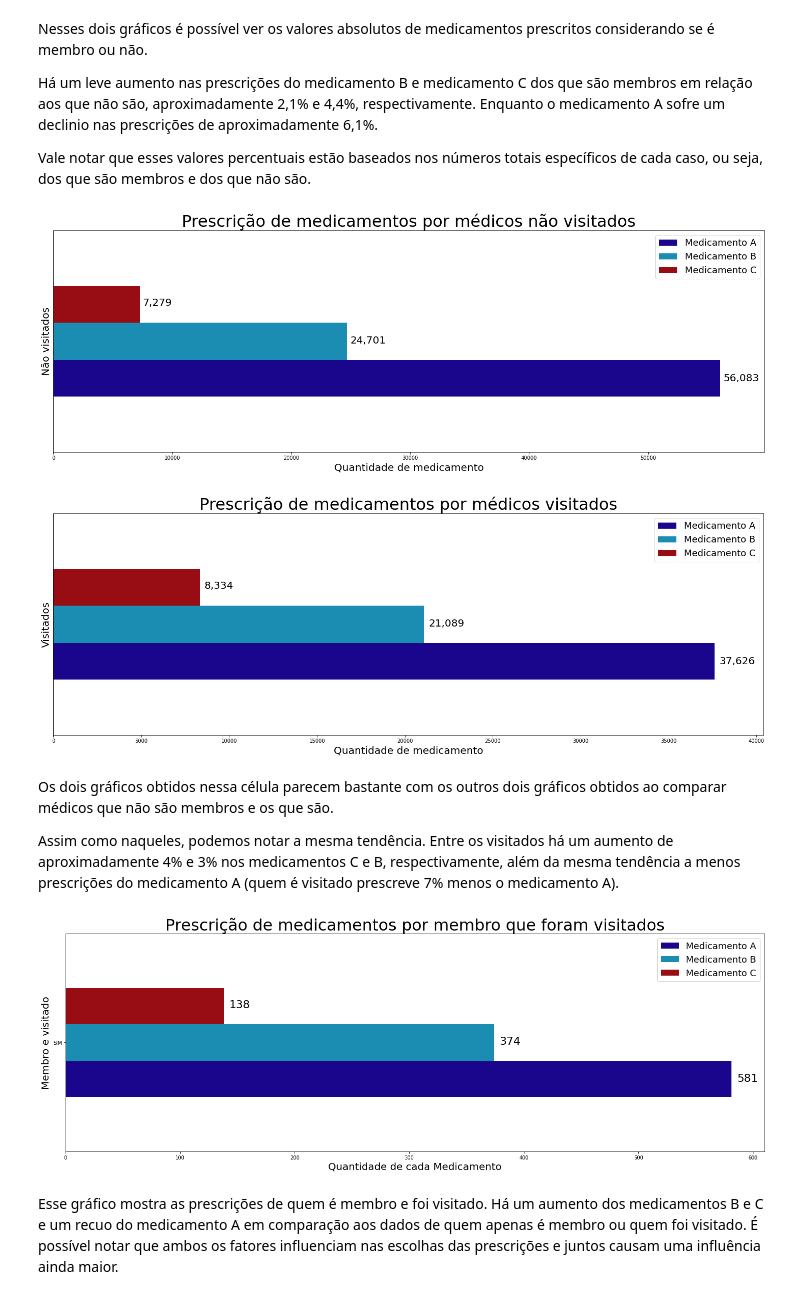
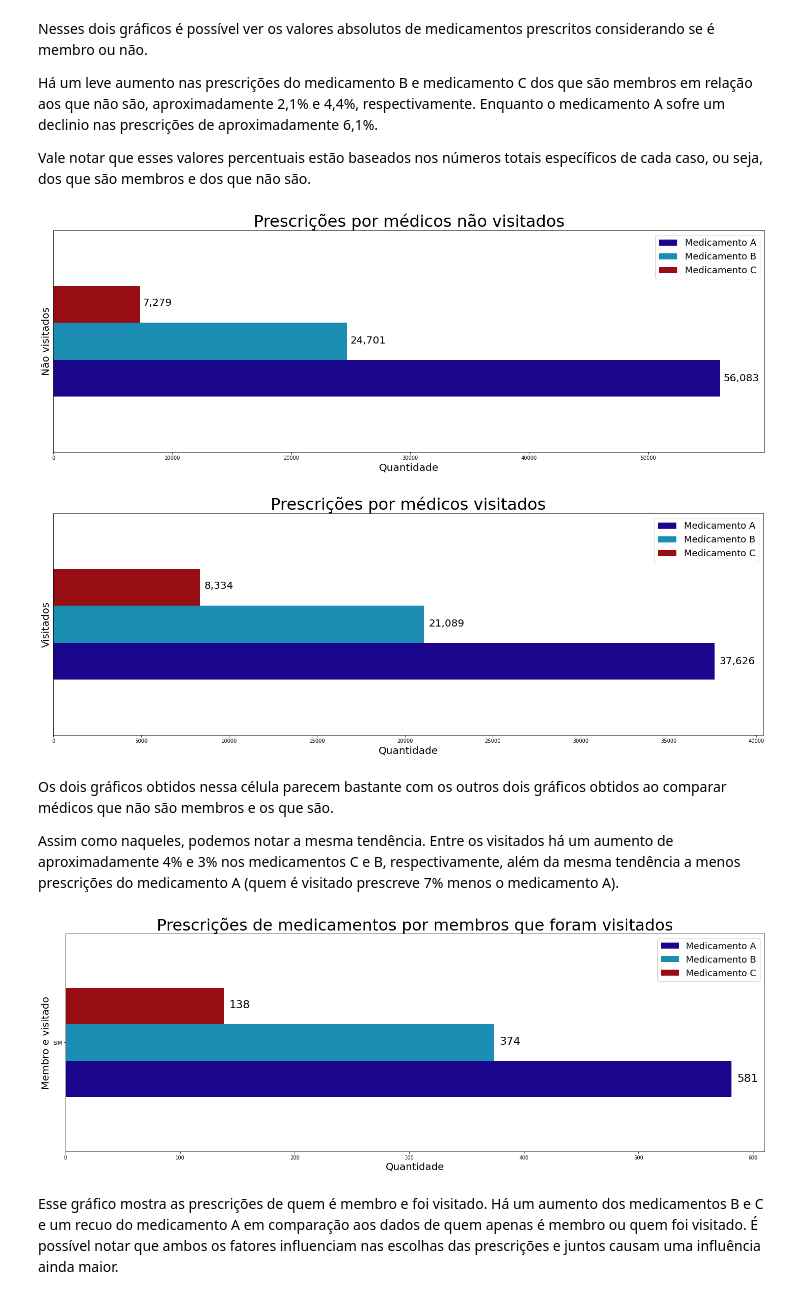
Before and after one commit to Juniorffonseca/processo_seletivo, a Jupyter notebook: teste_processo_seletivo.ipynb, the cells around one changed output. Cells and saved outputs as stored; diff of their text form; code cells hidden in the pictures.

```diff
--- a/teste_processo_seletivo.ipynb
+++ b/teste_processo_seletivo.ipynb
@@ -326,8 +326,8 @@ prescricoes_7.plot(kind = 'barh', stacked = 0, figsize = (25, 8), alpha = 1, col
 
 
 # 'Configurações' do plot1 (frequência dos ticks no eixo x, título, conteúdo das labels, tamanhos das fontes, legenda etc).
-plt.title('Prescrição de medicamentos por médicos não visitados', size = 32)
-plt.xlabel('Quantidade de medicamento', size = 20)
+plt.title('Prescrições por médicos não visitados', size = 32)
+plt.xlabel('Quantidade', size = 20)
 plt.ylabel('Não visitados', size = 20)
 plt.yticks([],[])
 plt.legend(['Medicamento A', 'Medicamento B', 'Medicamento C'], loc = 'best', prop={'size': 18})
@@ -341,37 +341,37 @@ for j in range(3):
 plt.show()
 
 # Separando os gráficos
 print('')
 
 # Fazendo a contagem de Medicamentos prescritos por visitados, passando para dataframe e resetando os indexs.
 prescricoes_7_visitado = prescricoes_7_visitado[['Medicamento_prescrito', 'VISITADO']].value_counts().to_frame()
 prescricoes_7_visitado = prescricoes_7_visitado.reset_index()
 
 # Usando map nas membros como strings e retornando como lista para a coluna 'Especialidade' do df 'prescricoes_4'.
 prescricoes_7_visitado['VISITADO'] = list(map(str, prescricoes_7_visitado['VISITADO']))
 
 # Transformando a coluna de visitado em Indexs e deixando apenas os Medicamentos como colunas.
 prescricoes_7_visitado = prescricoes_7_visitado.pivot(index='VISITADO', columns='Medicamento_prescrito')
 
 prescricoes_7_visitado.plot(kind = 'barh', stacked = 0, figsize = (25, 8), alpha = 1, color = lista, xlim = (0, 40400))
 
 # 'Configurações' do plot2 (frequência dos ticks no eixo x, título, conteúdo das labels, tamanhos das fontes, legenda etc).
-plt.title('Prescrição de medicamentos por médicos visitados', size = 32)
-plt.xlabel('Quantidade de medicamento', size = 20)
+plt.title('Prescrições por médicos visitados', size = 32)
+plt.xlabel('Quantidade', size = 20)
 plt.ylabel('Visitados', size = 20)
 plt.yticks([],[])
 plt.legend(['Medicamento A', 'Medicamento B', 'Medicamento C'], loc = 'best', prop={'size': 18})
 
 # Adicionando textos em cada barra do gráfico por meio de dois laços for que irão iterar em cada barra e em cada valor das colunas para saber os valores das contagens.
 for j in range(3):
   label = format(int(prescricoes_7_visitado.iloc[0, j]), ',')
   plt.annotate(label, xy=(prescricoes_7_visitado.iloc[0, j] + 250, -0.18 + 0.17 * j), fontsize = 20)
 
 # Plotando o 2° gráfico.
 plt.show()
 # %% [output]
-[figure, old version]
+[figure, new version]
-[figure, old version]
+[figure, new version]
 # %% [markdown]
 Os dois gráficos obtidos nessa célula parecem bastante com os outros dois gráficos obtidos ao comparar médicos que não são membros e os que são.
 
@@ -398,8 +398,8 @@ prescricoes_8 = prescricoes_8.pivot(index='VISITADO', columns='Medicamento_presc
 prescricoes_8.plot(kind = 'barh', stacked = 0, figsize = (25, 8), alpha = 1, color = lista)
 
 # 'Configurações' do plot (frequência dos ticks no eixo x, título, conteúdo das labels, tamanhos das fontes, legenda etc).
-plt.title('Prescrição de medicamentos por membro que foram visitados', size = 32)
-plt.xlabel('Quantidade de cada Medicamento', size = 20)
+plt.title('Prescrições de medicamentos por membros que foram visitados', size = 32)
+plt.xlabel('Quantidade', size = 20)
 plt.ylabel('Membro e visitado', size = 20)
 plt.legend(['Medicamento A', 'Medicamento B', 'Medicamento C'], loc = 'best', prop={'size': 18})
 
@@ -411,7 +411,7 @@ for j in range(3):
 # Plotando o gráfico
 plt.show()
 # %% [output]
-[figure, old version]
+[figure, new version]
 # %% [markdown]
 Esse gráfico mostra as prescrições de quem é membro e foi visitado. Há um aumento dos medicamentos B e C e um recuo do medicamento A em comparação aos dados de quem apenas é membro ou quem foi visitado. É possível notar que ambos os fatores influenciam nas escolhas das prescrições e juntos causam uma influência ainda maior.
 # %% [markdown]
```
Also changed, not shown: parts of 8 cells of this notebook.
